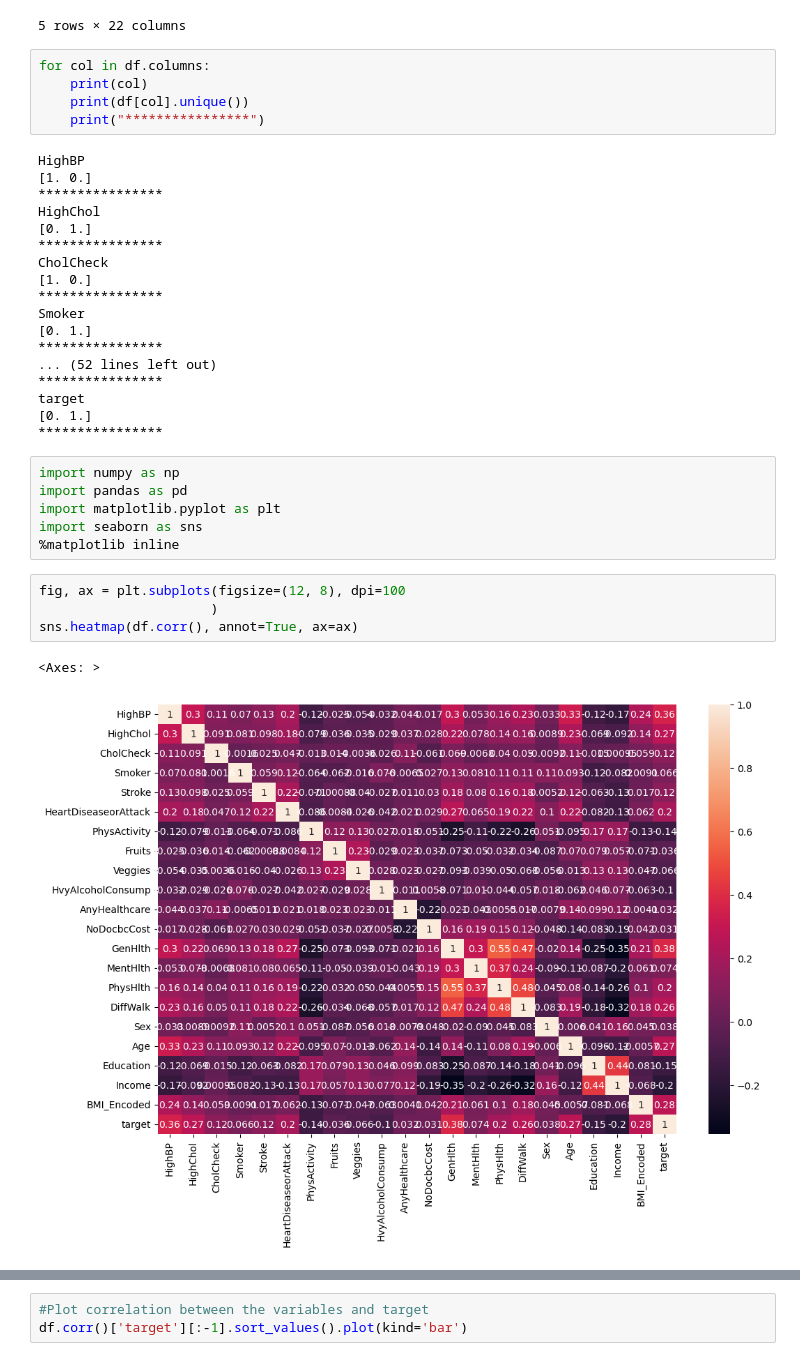
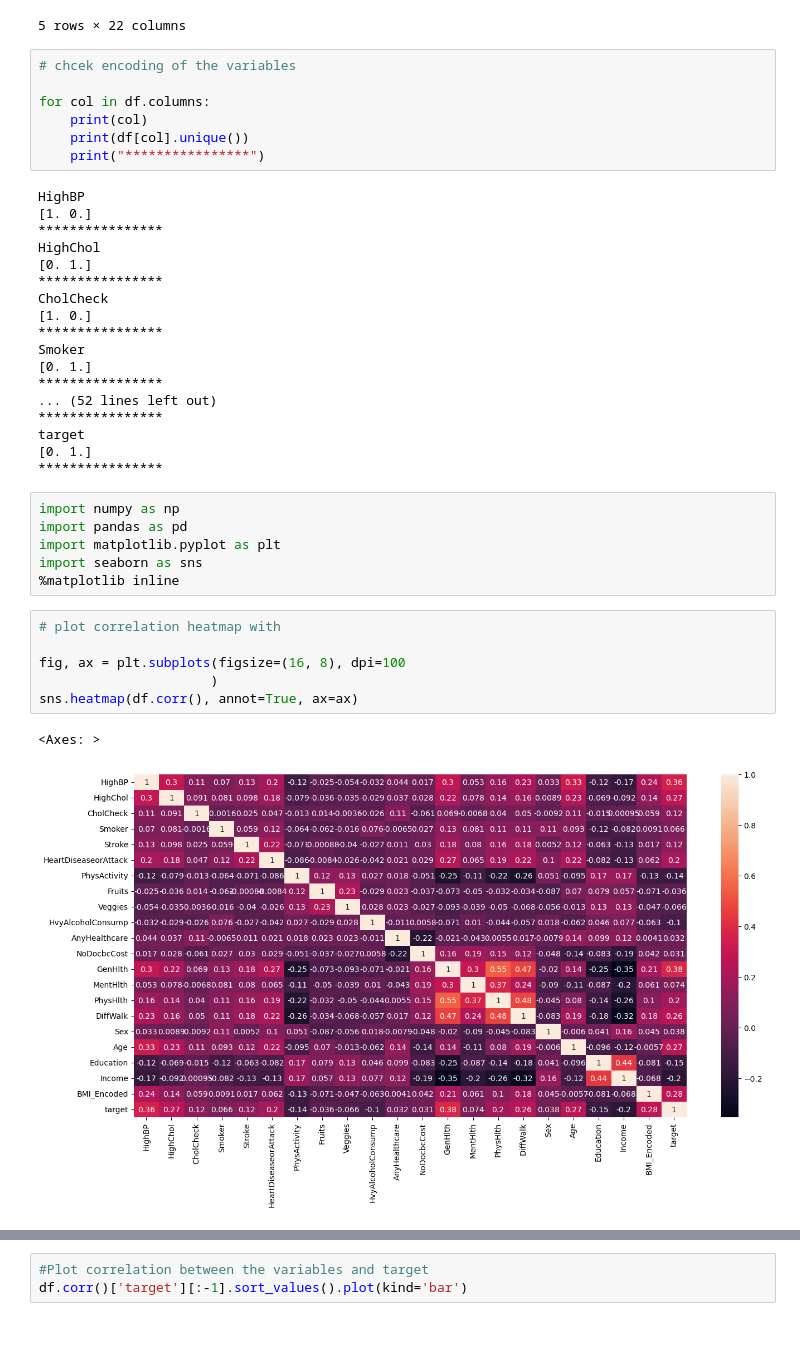
Before and after one commit to ML-Summer/model_grid_search, a Jupyter notebook: model-grid-search.ipynb, the cells around one changed output, grey strips where cells are left out. Drawn from its saved outputs; the diff is of its cells as text; blank space fills up the shorter version.

```diff
--- a/model-grid-search.ipynb
+++ b/model-grid-search.ipynb
@@ -244,6 +244,8 @@ df.head()
 | 4 | 0.0 | 0.0 | 1.0 | 1.0 | 0.0 | 0.0 | 1.0 | 1.0 | 1.0 | ... |
 5 rows × 22 columns
 # %%
+# chcek encoding of the variables
+
 for col in df.columns:
     print(col)
     print(df[col].unique())
@@ -273,9 +275,11 @@ import matplotlib.pyplot as plt
 import seaborn as sns
 %matplotlib inline
 # %%
-fig, ax = plt.subplots(figsize=(12, 8), dpi=100
+# plot correlation heatmap with
+
+fig, ax = plt.subplots(figsize=(16, 8), dpi=100
                       )
 sns.heatmap(df.corr(), annot=True, ax=ax)
 # %% [output]
 <Axes: >
-[figure, old version]
+[figure, new version]
```
Also changed, not shown: parts of 4 cells of this notebook.
